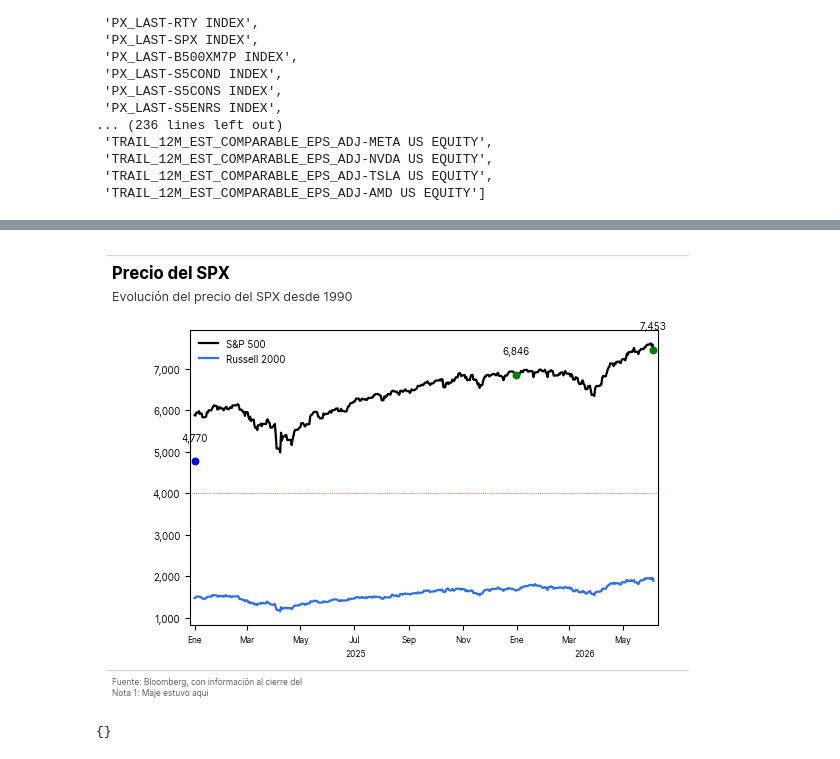
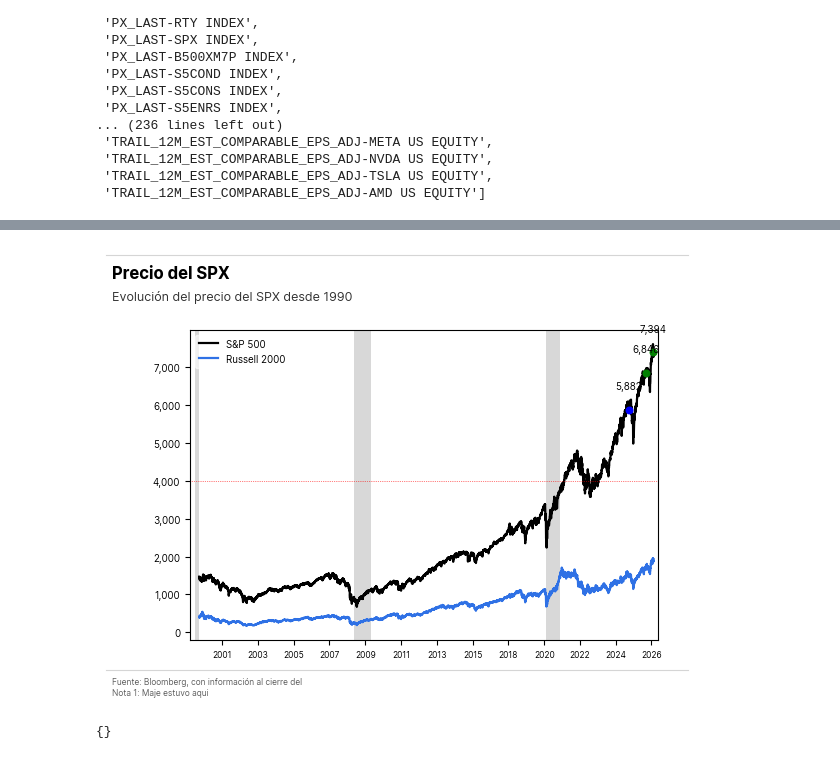
Before and after one commit to jc-ocampob/helpers_ps, a Jupyter notebook: Pruebas.ipynb, the cells around one changed output, grey strips where cells are left out. Drawn from its saved outputs; the diff is of its cells as text; code cells hidden in the pictures.

```diff
--- a/Pruebas.ipynb
+++ b/Pruebas.ipynb
@@ -100,43 +100,44 @@ graph.graph_line(
     source = [f"Fuente: Bloomberg, con información al cierre del","Nota 1: Maje estuvo aqui"],
     colors = ["black"],
         x_axis=dict(
-        tick_step=2,
-        bbg_format=True,
+        tick_step=25,
+        bbg_format=False,
         fmt="%Y",
-        lim = ("2025-01-01", None),
+        lim = ("2000-01-01", None),
         fontsize=6
         ),
     tag_dot={
         "1": dict(
             ticker="PX_LAST-SPX INDEX",
             x_values = ["last", pd.Timestamp("2025-12-31")],
             template = "{y_value:,.0f}",
             show="dot_tag",
             dot_color="green",
             dot_size = 22,
         ),
         "2": dict(
             ticker="PX_LAST-SPX INDEX",
-            x_values = [pd.Timestamp("2023-12-31")],
+            x_values = [pd.Timestamp("2024-12-31")],
             template = "{y_value:,.0f}",
             show="dot_tag",
             dot_color="blue",
             font_color="black",
             dot_size = 22,
         ),
     },
     legend = dict(
         show = True,
     ),
     hlines=dict(
         y_values=[4000],
         linestyle=":",
         color="red"
     )
 )
+graph.add_recesiones(country="Peru")
 #graph.save(graficos_lamina1, name="Precio_SPX")
 # %% [output]
-[figure, old version]
+[figure, new version]
 # %%
 graficos_lamina1
 # %% [output]
```
Also changed, not shown: parts of 4 cells of this notebook, 8 other files.
